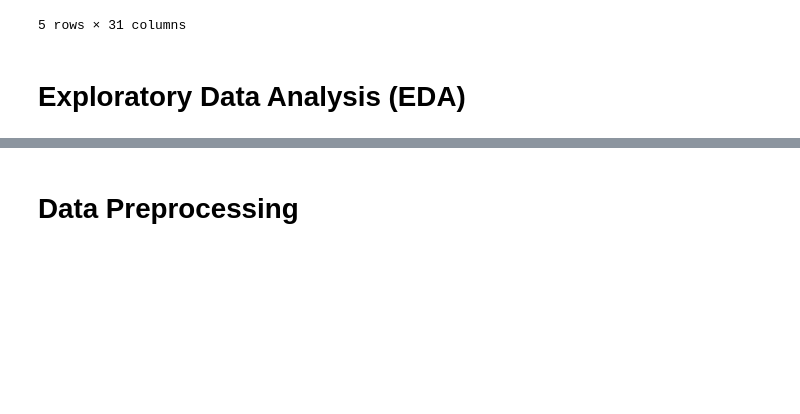
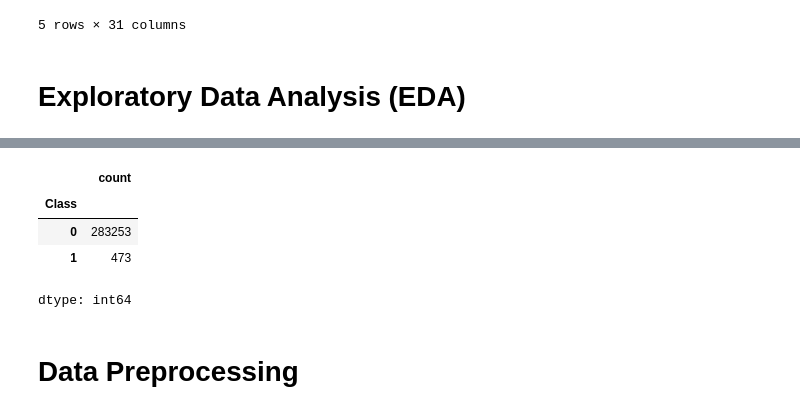
Before and after one commit to DOHA-BASEM3/FINAL-PROJECT, a Jupyter notebook: Anomaly_Detection_Project.ipynb, the cells around one changed output, grey strips where cells are left out. Saved outputs shown, nothing was run; the diff lists cells and outputs as text; code cells hidden in the pictures; blank space fills up the shorter version.

```diff
--- a/Anomaly_Detection_Project.ipynb
+++ b/Anomaly_Detection_Project.ipynb
@@ -37,2 +64,11 @@ df.head()
+# %%
+df['Class'].value_counts()
+#The dataset is highly imbalanced, where fraudulent transactions represent only 0.17% of the total observations.
+# %% [output]
+|  | count |
+| Class |  |
+| 0 | 283253 |
+| 1 | 473 |
+dtype: int64
 # %% [markdown]
 # Data Preprocessing
```
Also changed, not shown: parts of 6 cells of this notebook.
